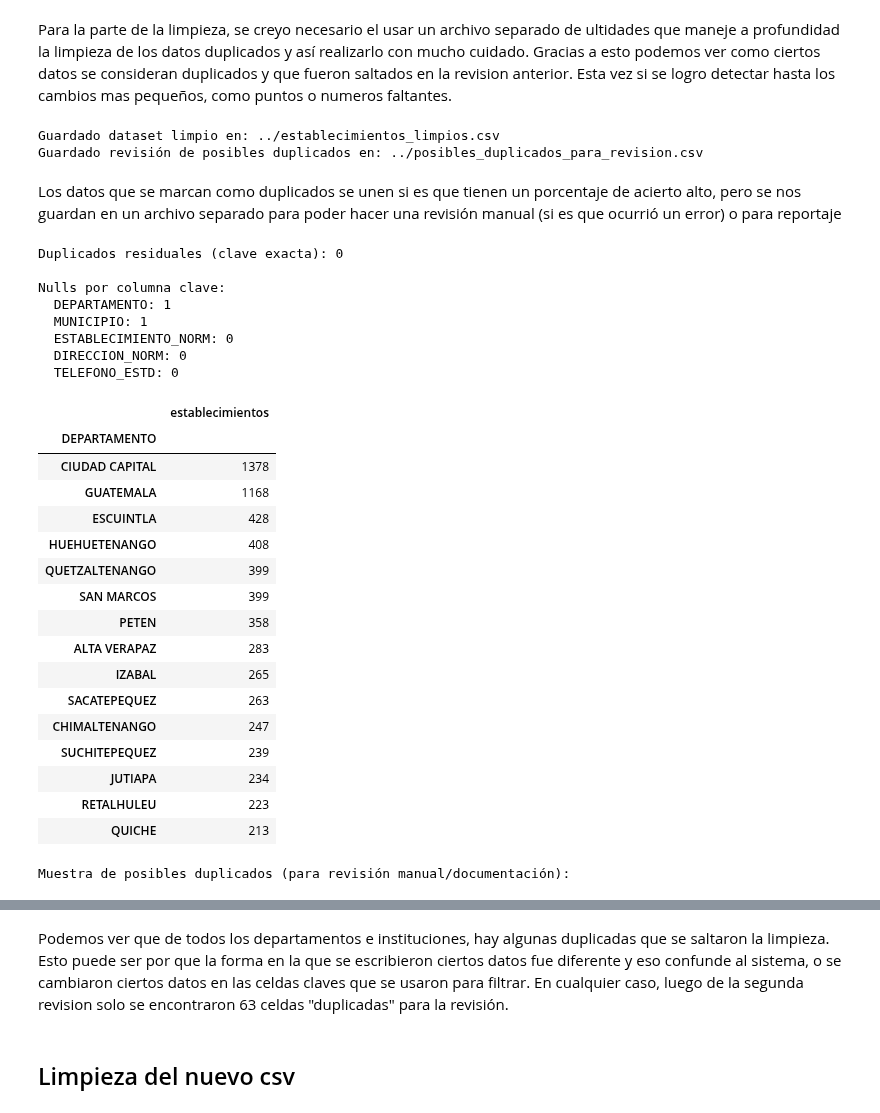
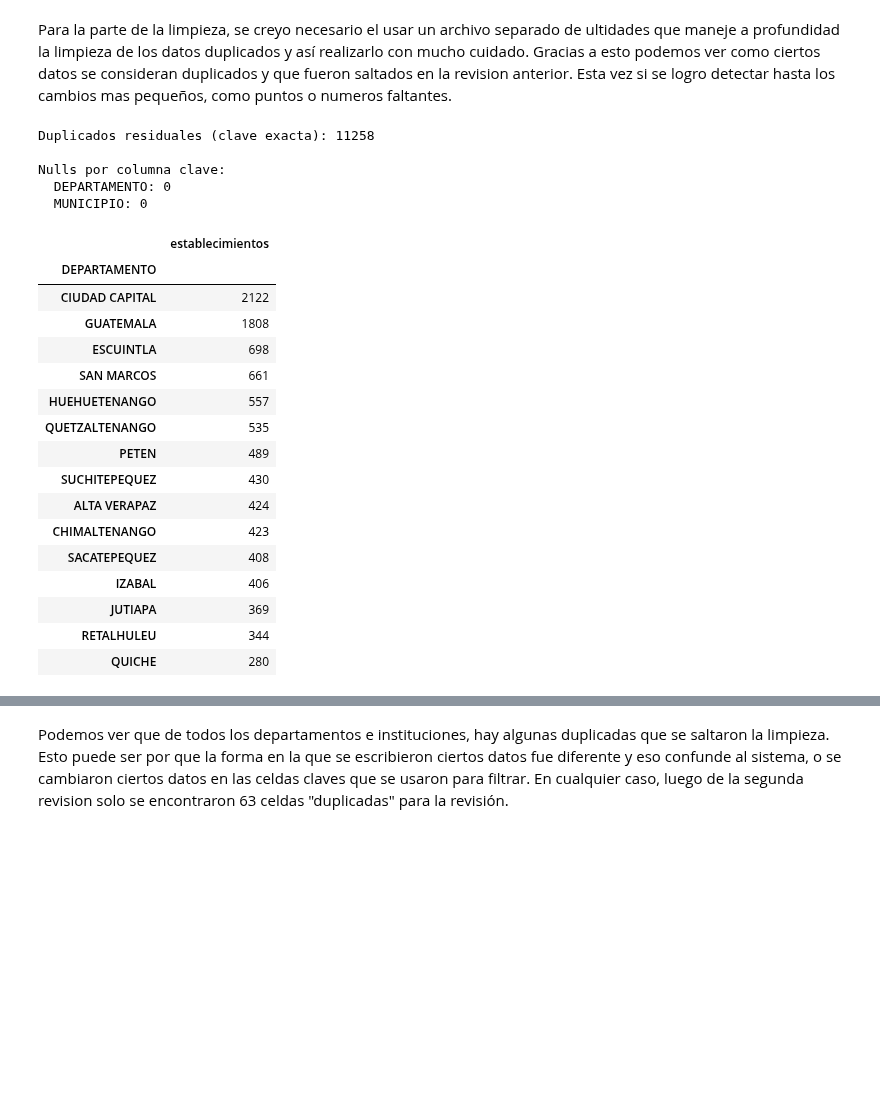
Before and after one commit to chuy-zip/DS_PROY1, a Jupyter notebook: data_processing/clean.ipynb, the cells around one changed output, grey strips where cells are left out. Drawn from its saved outputs; the diff is of its cells as text; code cells hidden in the pictures; blank space fills up the shorter version.

```diff
--- a/data_processing/clean.ipynb
+++ b/data_processing/clean.ipynb
@@ -368,14 +355,0 @@ Usando DataFrame en memoria: df (11295 filas)
-# %%
-# Usamos el archivos de utilidades que se creo para facilitar el proceso de revisión, separación y union de las variables duplicadas
-df_limpio, posibles = limpiar_y_unir(
-    df_ya_unido=df_in,
-    similarity_threshold=0.90
-)
-
-print("=== RESUMEN ===")
-print("Filas originales:", len(df_in))
-print("Filas limpias   :", len(df_limpio))
-print("Posibles duplicados para revisión:", len(posibles))
-
-display(df_limpio.head(10))
-display(posibles.head(20))
@@ -416,62 +356,39 @@ Posibles duplicados para revisión: 63
 # %% [markdown]
 Para la parte de la limpieza, se creyo necesario el usar un archivo separado de ultidades que maneje a profundidad la limpieza de los datos duplicados y así realizarlo con mucho cuidado. Gracias a esto podemos ver como ciertos datos se consideran duplicados y que fueron saltados en la revision anterior. Esta vez si se logro detectar hasta los cambios mas pequeños, como puntos o numeros faltantes.
-# %%
-OUT_CLEAN = '../establecimientos_limpios.csv'
-OUT_REVIEW = '../posibles_duplicados_para_revision.csv'
-
-df_limpio.to_csv(OUT_CLEAN, index=False, encoding='utf-8')
-posibles.to_csv(OUT_REVIEW, index=False, encoding='utf-8')
-
-print(f"Guardado dataset limpio en: {OUT_CLEAN}")
-print(f"Guardado revisión de posibles duplicados en: {OUT_REVIEW}")
-# %% [output]
-Guardado dataset limpio en: ../establecimientos_limpios.csv
-Guardado revisión de posibles duplicados en: ../posibles_duplicados_para_revision.csv
-# %% [markdown]
-Los datos que se marcan como duplicados se unen si es que tienen un porcentaje de acierto alto, pero se nos guardan en un archivo separado para poder hacer una revisión manual (si es que ocurrió un error) o para reportaje
 # %%
 # Duplicados residuales por clave
 cols_clave = [c for c in ["DEPARTAMENTO","MUNICIPIO","ESTABLECIMIENTO_NORM","DIRECCION_NORM","TELEFONO_ESTD"] if c in df_limpio.columns]
 dups_resid = int(df_limpio.duplicated(subset=cols_clave, keep=False).sum()) if cols_clave else 0
 print("Duplicados residuales (clave exacta):", dups_resid)
 
 # Nulos en columnas clave
 print("\nNulls por columna clave:")
 for c in cols_clave:
     print(f"  {c}: {int(df_limpio[c].isna().sum())}")
 
 # Primeros 15 departamentos para tener una idea
 if "DEPARTAMENTO" in df_limpio.columns:
     display(df_limpio["DEPARTAMENTO"].value_counts().head(15).to_frame("establecimientos"))
-
-# Posibles casos de duplicados
-if not posibles.empty:
-    print("\nMuestra de posibles duplicados (para revisión manual/documentación):")
-    display(posibles.sort_values(["SIM_NOMBRE","SIM_DIRECCION"], ascending=False).head(25))
 # %% [output]
-Duplicados residuales (clave exacta): 0
+Duplicados residuales (clave exacta): 11258
 
 Nulls por columna clave:
-  DEPARTAMENTO: 1
-  MUNICIPIO: 1
-  ESTABLECIMIENTO_NORM: 0
-  DIRECCION_NORM: 0
-  TELEFONO_ESTD: 0
+  DEPARTAMENTO: 0
+  MUNICIPIO: 0
 |  | establecimientos |
 | DEPARTAMENTO |  |
-| CIUDAD CAPITAL | 1378 |
-| GUATEMALA | 1168 |
-| ESCUINTLA | 428 |
-| HUEHUETENANGO | 408 |
-| QUETZALTENANGO | 399 |
-| SAN MARCOS | 399 |
-| PETEN | 358 |
-| ALTA VERAPAZ | 283 |
-| IZABAL | 265 |
-| SACATEPEQUEZ | 263 |
-| CHIMALTENANGO | 247 |
-| SUCHITEPEQUEZ | 239 |
-| JUTIAPA | 234 |
-| RETALHULEU | 223 |
-| QUICHE | 213 |
+| CIUDAD CAPITAL | 2122 |
+| GUATEMALA | 1808 |
+| ESCUINTLA | 698 |
+| SAN MARCOS | 661 |
+| HUEHUETENANGO | 557 |
+| QUETZALTENANGO | 535 |
+| PETEN | 489 |
+| SUCHITEPEQUEZ | 430 |
+| ALTA VERAPAZ | 424 |
+| CHIMALTENANGO | 423 |
+| SACATEPEQUEZ | 408 |
+| IZABAL | 406 |
+| JUTIAPA | 369 |
+| RETALHULEU | 344 |
+| QUICHE | 280 |
-Muestra de posibles duplicados (para revisión manual/documentación):
@@ -495,4 +395,2 @@ Muestra de posibles duplicados (para revisión manual/documentación):
 # %% [markdown]
 Podemos ver que de todos los departamentos e instituciones, hay algunas duplicadas que se saltaron la limpieza. Esto puede ser por que la forma en la que se escribieron ciertos datos fue diferente y eso confunde al sistema, o se cambiaron ciertos datos en las celdas claves que se usaron para filtrar. En cualquier caso, luego de la segunda revision solo se encontraron 63 celdas "duplicadas" para la revisión.
-# %% [markdown]
-## Limpieza del nuevo csv
```
Also changed, not shown: parts of 11 cells of this notebook, 1 other file.
